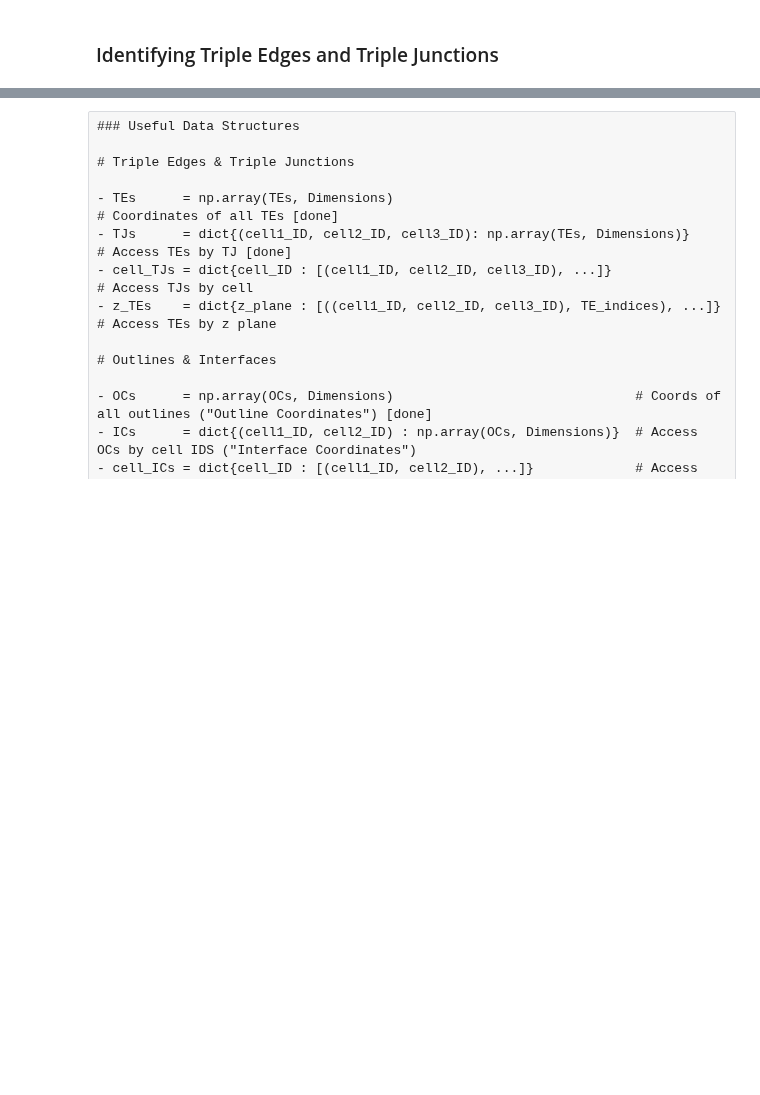
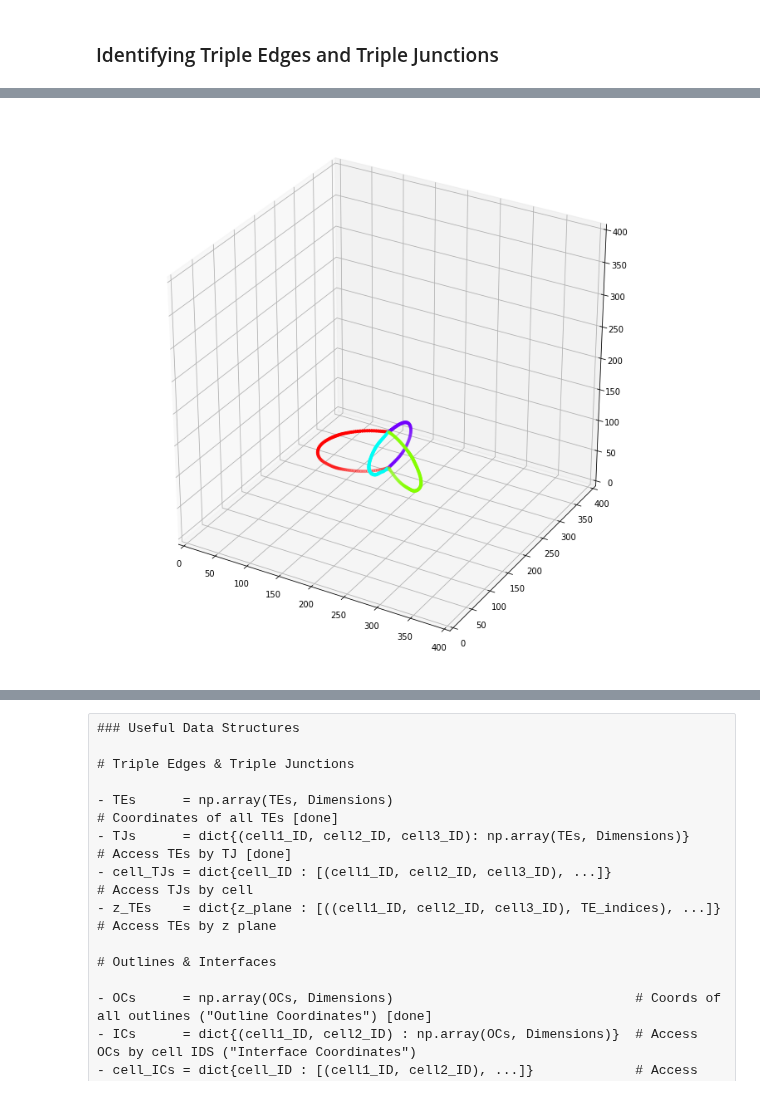
Before and after one commit to amarallab/pyCFI, a Jupyter notebook: notebooks/DEV_angles.ipynb, the cells around one changed output, grey strips where cells are left out. Drawn from its saved outputs; the diff is of its cells as text; code cells hidden in the pictures; blank space fills up the shorter version.

Commit message:
Clean implementation of spline fitting (based on work by Harsh) and now working on clean implementation of orthogonal plane projection (based on work by Vivek).

```diff
--- a/notebooks/DEV_angles.ipynb
+++ b/notebooks/DEV_angles.ipynb
@@ -148,0 +315,44 @@ plt.show()
+# %%
+### Perform sorting and spline fitting on all TJs
+
+TJs_spltck = {}
+TJs_splev  = {}
+TJs_splevD = {} # Evaluation at same points with slight delta; used for normal vectors
+for TJ_ID in TJs.keys():
+
+    # Sort coords along the line
+    TJs[TJ_ID] = sort_line_coords(TJs[TJ_ID])
+
+    # Perform spline fitting
+    tck = wrap_splprep(TJs[TJ_ID])
+    TJs_spltck[TJ_ID] = tck
+
+    # Evaluate the spline along regular intervals
+    ev  = interpolate.splev(np.linspace(0.0, 1.0, 100), tck)
+    evD = interpolate.splev(np.linspace(0.0, 1.0, 100)+10e-6, tck)
+    TJs_splev[TJ_ID]  = np.array(ev).T
+    TJs_splevD[TJ_ID] = np.array(evD).T
+# %%
+### Visualize the fitted splines as 3D scatter
+
+# Prepare the plot
+fig = plt.figure(figsize=(12,12))
+ax  = fig.add_subplot(111, projection='3d')
+
+# Plot each TJ spline in a different color
+for TJ_num,TJ_ID in enumerate(TJs.keys()):
+    ax.scatter(TJs_splev[TJ_ID][:,2],
+               TJs_splev[TJ_ID][:,1],
+               TJs_splev[TJ_ID][:,0],
+               c=[TJ_num for _ in range(TJs_splev[TJ_ID].shape[0])],
+               cmap='hsv', vmin=0, vmax=len(TJs), s=10)
+
+# Axis limits
+ax.set_xlim([0,400])
+ax.set_ylim([0,400])
+ax.set_zlim([0,400])  # NOTE: RESULT IS SQUASHED IF RESOLUTION IS NOT CONSIDERED!
+
+# Finish
+plt.show()
+# %% [output]
+[figure, added]
```
Also changed, not shown: parts of 32 cells of this notebook.
